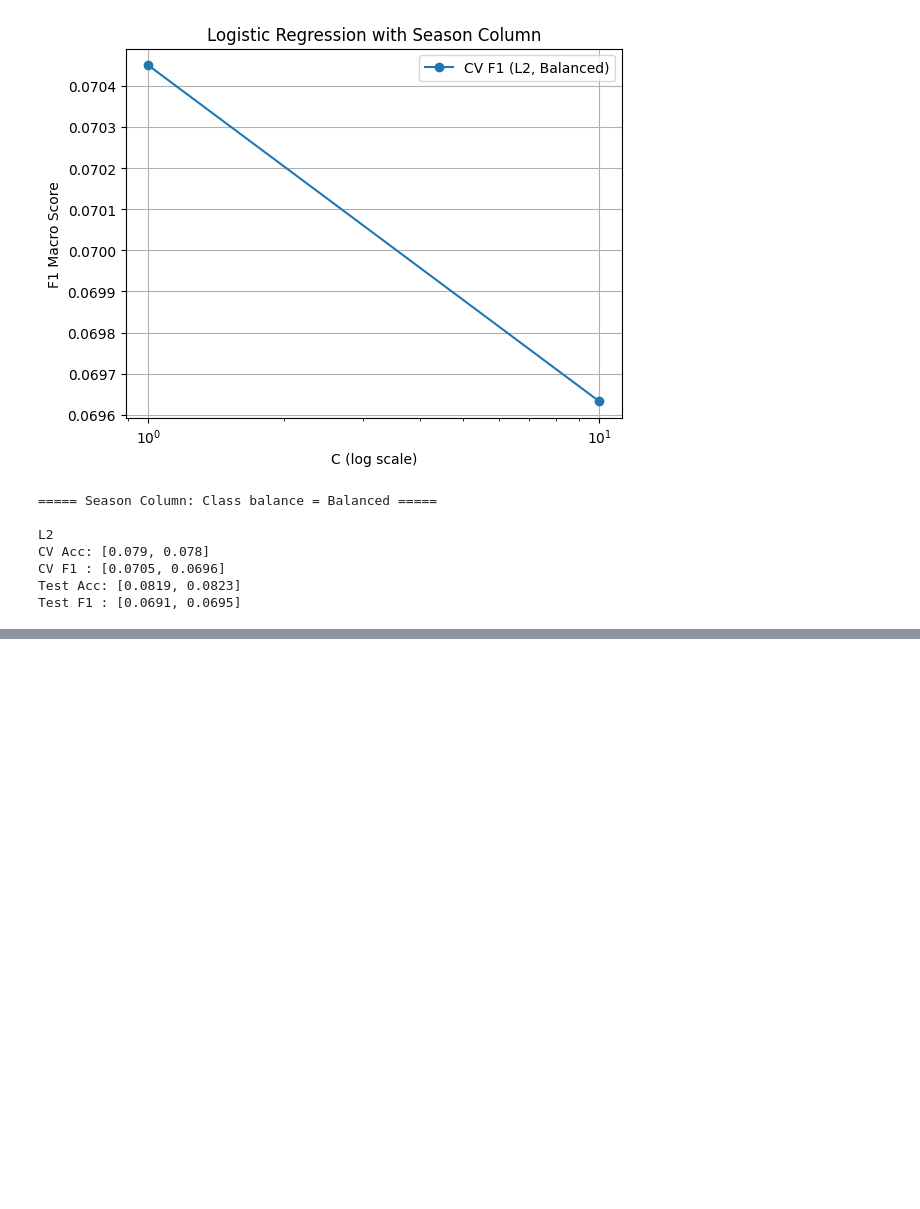
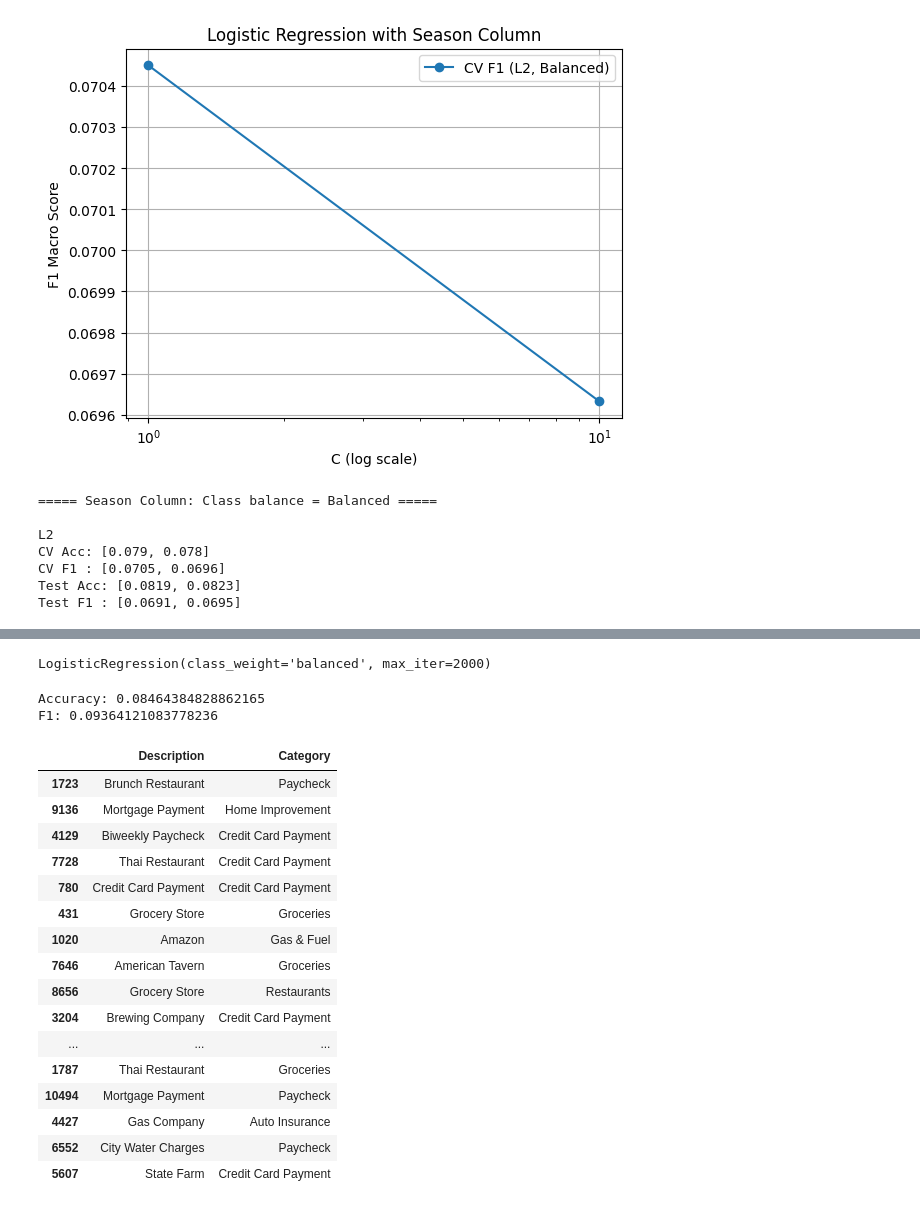
Before and after one commit to AngelaLee03/ProjectFinalReport, a Jupyter notebook: models/logistic_regression.ipynb, the cells around one changed output, grey strips where cells are left out. Cells and saved outputs as stored; diff of their text form; code cells hidden in the pictures; blank space fills up the shorter version.

Commit message:
experiment with tf-idf for description field

```diff
--- a/models/logistic_regression.ipynb
+++ b/models/logistic_regression.ipynb
@@ -1631,0 +1628,2 @@ Test F1 : [0.0691, 0.0695]
+# %%
+df = pd.read_csv("../data/cleaned/transactions_cleaned_desc.csv")
@@ -1631,0 +1700,34 @@ Test F1 : [0.0691, 0.0695]
+# %%
+model = LogisticRegression(max_iter=2000, class_weight="balanced")
+
+model.fit(X_train_final, y_train)
+# %% [output]
+LogisticRegression(class_weight='balanced', max_iter=2000)
+# %%
+y_pred = model.predict(X_test_final)
+
+print("Accuracy:", accuracy_score(y_test, y_pred))
+print("F1:", f1_score(y_test, y_pred, average="weighted"))
+# %% [output]
+Accuracy: 0.08464384828862165
+F1: 0.09364121083778236
+# %%
+df[["Description", "Category"]].sample(20)
+# %% [output]
+|  | Description | Category |
+| 1723 | Brunch Restaurant | Paycheck |
+| 9136 | Mortgage Payment | Home Improvement |
+| 4129 | Biweekly Paycheck | Credit Card Payment |
+| 7728 | Thai Restaurant | Credit Card Payment |
+| 780 | Credit Card Payment | Credit Card Payment |
+| 431 | Grocery Store | Groceries |
+| 1020 | Amazon | Gas & Fuel |
+| 7646 | American Tavern | Groceries |
+| 8656 | Grocery Store | Restaurants |
+| 3204 | Brewing Company | Credit Card Payment |
+| ... | ... | ... |
+| 1787 | Thai Restaurant | Groceries |
+| 10494 | Mortgage Payment | Paycheck |
+| 4427 | Gas Company | Auto Insurance |
+| 6552 | City Water Charges | Paycheck |
+| 5607 | State Farm | Credit Card Payment |
```
Also changed, not shown: parts of 8 cells of this notebook, 2 other files.
